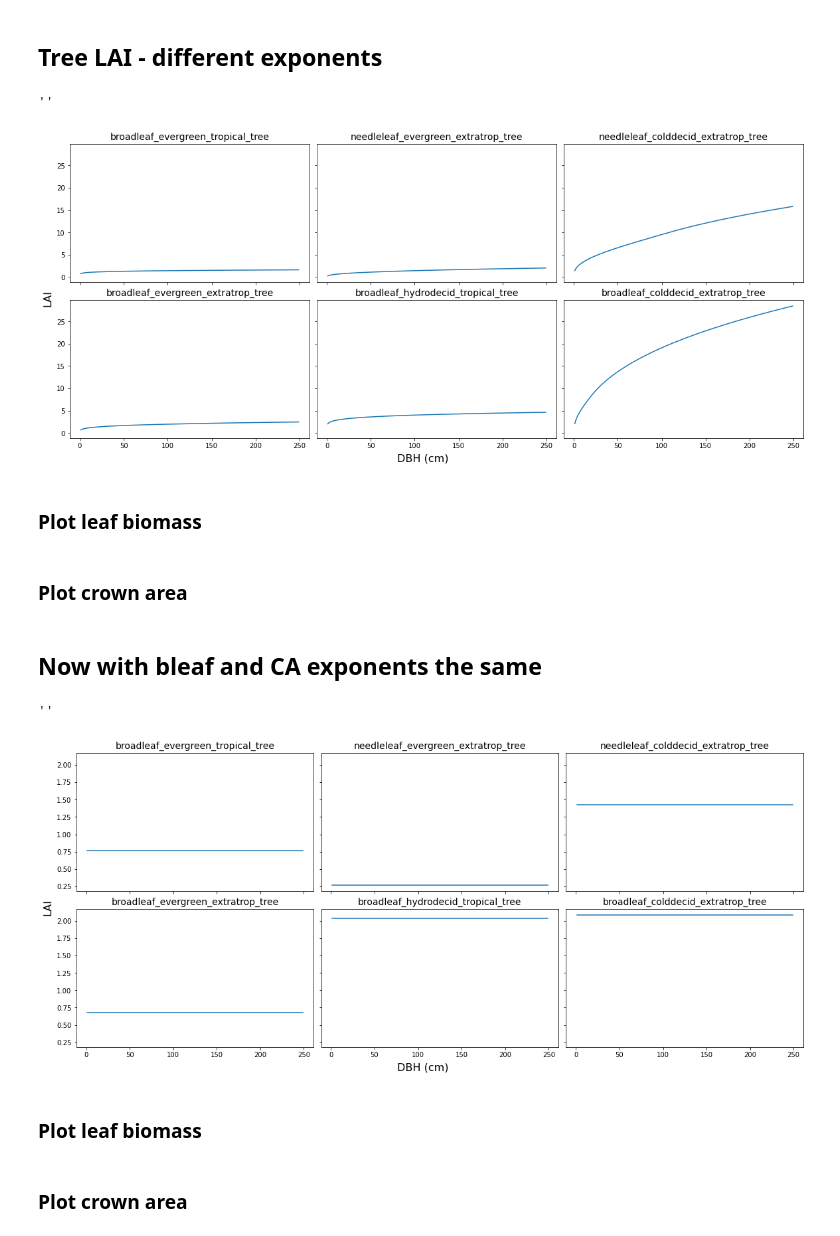
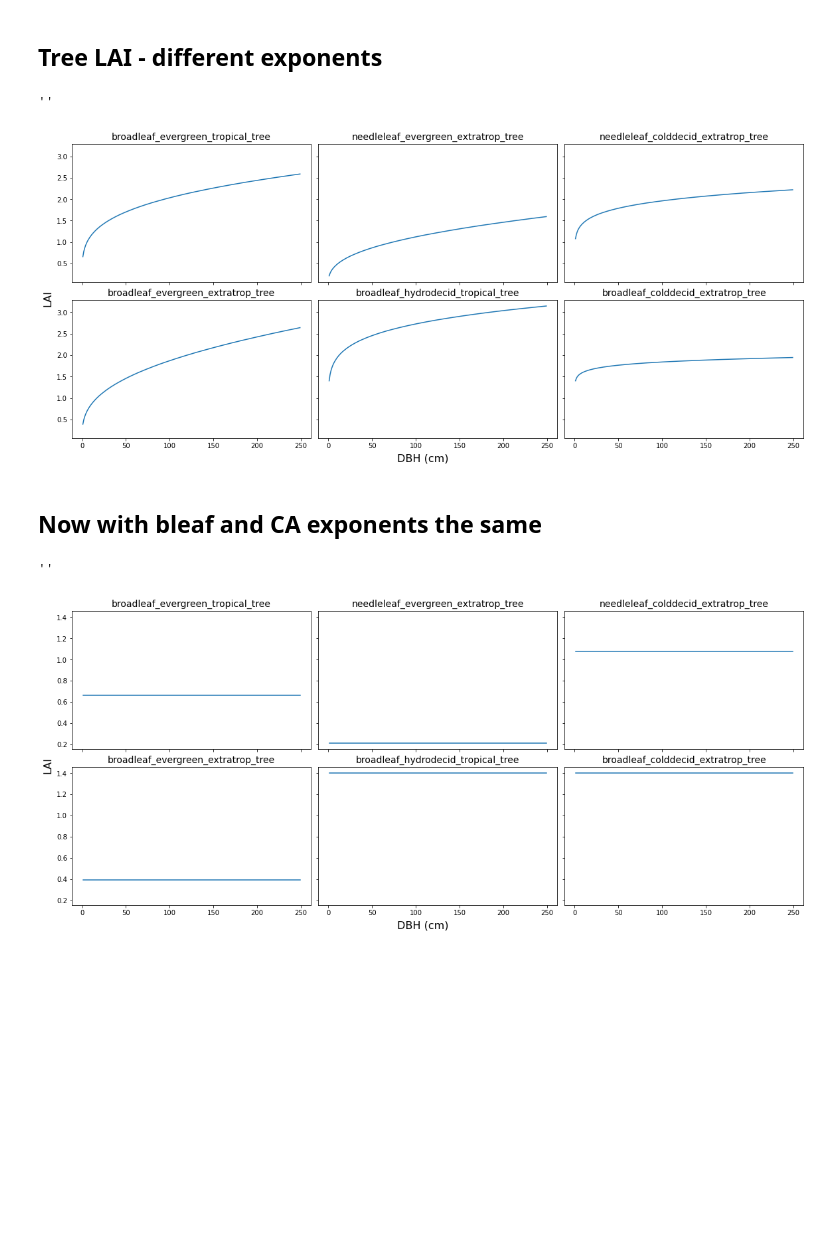
Before and after one commit to JessicaNeedham/FATES-plotting-scripts, a Jupyter notebook: LAI_calculations.ipynb, the cells around one changed output. Saved outputs shown, nothing was run; the diff lists cells and outputs as text; code cells hidden in the pictures; blank space fills up the shorter version.

```diff
--- a/LAI_calculations.ipynb
+++ b/LAI_calculations.ipynb
@@ -38,12 +38,8 @@ pftnames = ['broadleaf_evergreen_tropical_tree','needleleaf_evergreen_extratrop_
 def d2ca (d, p1) :
     ca = d ** p1
     return ca
-# %%
-def d2bleaf (d, p1, p2, p3, rho) :
-    blmax = p1 * d**p2 * rho**p3
-    return blmax
 # %%
-def d2bleaf2 (d, p1,  p2) :
+def d2bleaf (d, p1,  p2) :
     blmax = (p1 * d**p2) / 2.0
     return blmax
 # %%
@@ -75,19 +71,18 @@ def tree_lai ( leaf_c, c_area, vcmax25top, slatop, slamax) :
 # %% [markdown]
 ## Constants - these are a mix of pft parameters and hard coded values
 # %%
-wood_density = [0.548327, 0.442350, 0.454845, 0.754336, 0.548327, 0.566452, 0.7, 0.7, 0.7, 0.7, 0.7, 0.7]
-vcmax25top  = [57.5, 34.1, 33.15, 33.55, 28.7, 31.9, 71.3, 62.1, 37.8, 42.9, 31.2, 78]
+vcmax25top  = [50, 62, 39, 61, 58, 58, 62, 54, 54, 78, 78, 78]
 nitr_stoich  = [0.033, 0.029, 0.04, 0.033, 0.04, 0.04, 0.033, 0.04, 0.04, 0.04, 0.04, 0.04]
-slatop = [0.0144, 0.006, 0.0288, 0.0108, 0.036, 0.036, 0.0144, 0.036, 0.036, 0.036, 0.036, 0.03]
+slatop = [0.018, 0.006, 0.0288, 0.0108, 0.036, 0.036, 0.0144, 0.036, 0.036, 0.036, 0.036, 0.03]
 slamax= [0.0954, 0.0954, 0.0954, 0.0954, 0.0954, 0.0954, 0.012, 0.03, 0.03, 0.03, 0.03, 0.03]
 lnc_top =  [a / b for a,  b  in  zip(nitr_stoich,  slatop)]
 umolC_to_kgC = 12.0e-9
 g_per_kg = 1000.0
 d2bl1 = [0.07, 0.07, 0.07, 0.07, 0.07, 0.07, 0.07, 0.07, 0.07, 0.07, 0.07, 0.07]
-d2bl2 =[1.3, 1.3, 1.3, 1.3, 1.3, 1.3, 1.3, 1.3, 1.3, 1.3, 1.3, 1.3]
-d2bl3 = [0.55, 0.55, 0.55, 0.55, 0.55, 0.55, 0.55, 0.55, 0.55, 0.55, 0.55, 0.55]
-blca_expnt_diff = [-0.12366731, -0.3447603, -0.31791391, -0.21568348, -0.12366731, -0.3521357, 0, 0, 0, 0, 0, 0]
-
-cap1 = [a+b for a,b in zip(d2bl2, blca_expnt_diff)]
+d2bl2 =[1.4, 1.3, 1.1, 1.4, 1.3, 1.0, 1.1, 1.1, 1.1, 1.1, 1.1, 1.1]
+cap1 = [1.1763327, 0.9552397, 0.9820861, 1.0843165, 1.1763327, 0.9478643, 1.3, 1.3, 1.3, 1.3, 1.3, 1.3]
+#cap1 = [a+b for a,b in zip(d2bl2, blca_expnt_diff)]
 print(cap1)
+diff =  [a - b for a,b in zip(d2bl2, cap1)]
+print(diff)
 # %% [output]
@@ -97,31 +93,29 @@ print(cap1)
 # %%
 fig2, axs = plt.subplots(nrows=2,ncols=3,
                         figsize=(16,7), constrained_layout=True, sharex=True, sharey=True)
 
 axs = axs.flatten()
 
 # for each tree PFT calculate total vai
 for pf in range(0, 6) :
 
     dbh = np.arange(1,250,1)
 
     # calculate leaf carbon
-    leaf_c_curve = d2bleaf(dbh, d2bl1[pf], d2bl2[pf], d2bl3[pf], wood_density[pf])
+    bleaf_curve = [d2bleaf(d, d2bl1[pf], d2bl2[pf])  for  d  in dbh]
 
     # calculate crown area
-    ca_curve = d2ca(dbh, cap1[pf])
+    ca_curve = [d2ca(d, cap1[pf])  for  d  in dbh]
 
     lai_curve = [tree_lai( leaf_c, c_area, vcmax25top[pf], slatop[pf], slamax[pf])
-             for leaf_c, c_area in zip(leaf_c_curve, ca_curve)]
+             for leaf_c, c_area in zip(bleaf_curve, ca_curve)]
 
     axs[pf].plot(dbh, lai_curve)
     axs[pf].set_title(pftnames[pf], fontsize=14)
 
 fig2.supylabel('LAI', fontsize=16)
 fig2.supxlabel('DBH (cm)', fontsize=16)
 ;
 # %% [output]
 ''
-[figure, old version]
+[figure, new version]
-# %% [markdown]
-### Plot leaf biomass
@@ -143,2 +121,0 @@ fig2.supxlabel('DBH (cm)', fontsize=16)
-# %% [markdown]
-### Plot crown area
@@ -183,13 +136,14 @@ for pf in range(0, 6) :
     dbh = np.arange(1,250,1)
 
     # calculate leaf carbon
-    leaf_c_curve = d2bleaf(dbh, d2bl1[pf], d2bl2[pf], d2bl3[pf], wood_density[pf])
+    bleaf_curve = [d2bleaf(d, d2bl1[pf], d2bl2[pf])  for  d  in dbh]
+
 
     # calculate crown area
-    ca_curve = d2ca(dbh, d2bl2[pf])
+    ca_curve = [d2ca(d, d2bl2[pf])  for  d  in dbh]
 
     lai_curve = [tree_lai( leaf_c, c_area, vcmax25top[pf], slatop[pf], slamax[pf])
-             for leaf_c, c_area in zip(leaf_c_curve, ca_curve)]
+             for leaf_c, c_area in zip(bleaf_curve, ca_curve)]
 
     axs[pf].plot(dbh, lai_curve)
     axs[pf].set_title(pftnames[pf], fontsize=14)
@@ -199,6 +153,4 @@ fig2.supxlabel('DBH (cm)', fontsize=16)
 ;
 # %% [output]
 ''
-[figure, old version]
+[figure, new version]
-# %% [markdown]
-### Plot leaf biomass
@@ -216,2 +156,0 @@ fig2.supxlabel('DBH (cm)', fontsize=16)
-# %% [markdown]
-### Plot crown area
```
Also changed, not shown: parts of 14 cells of this notebook.
